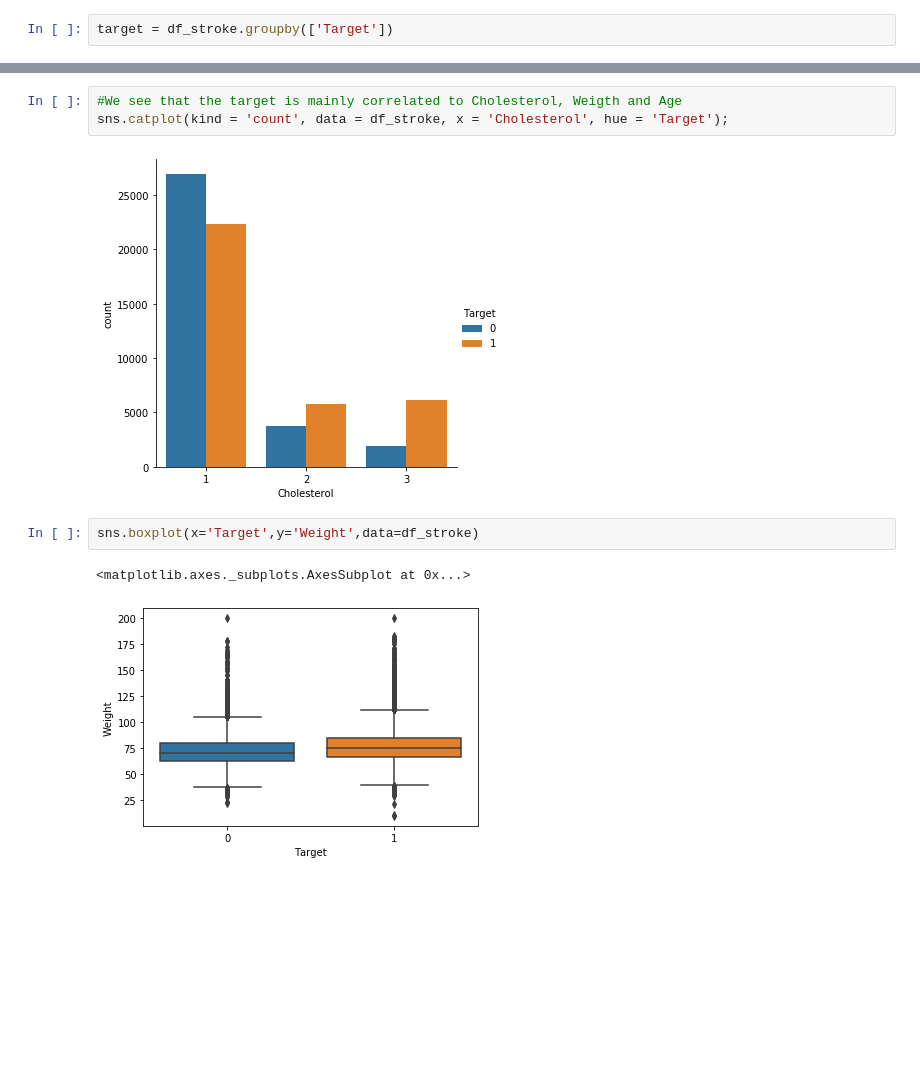
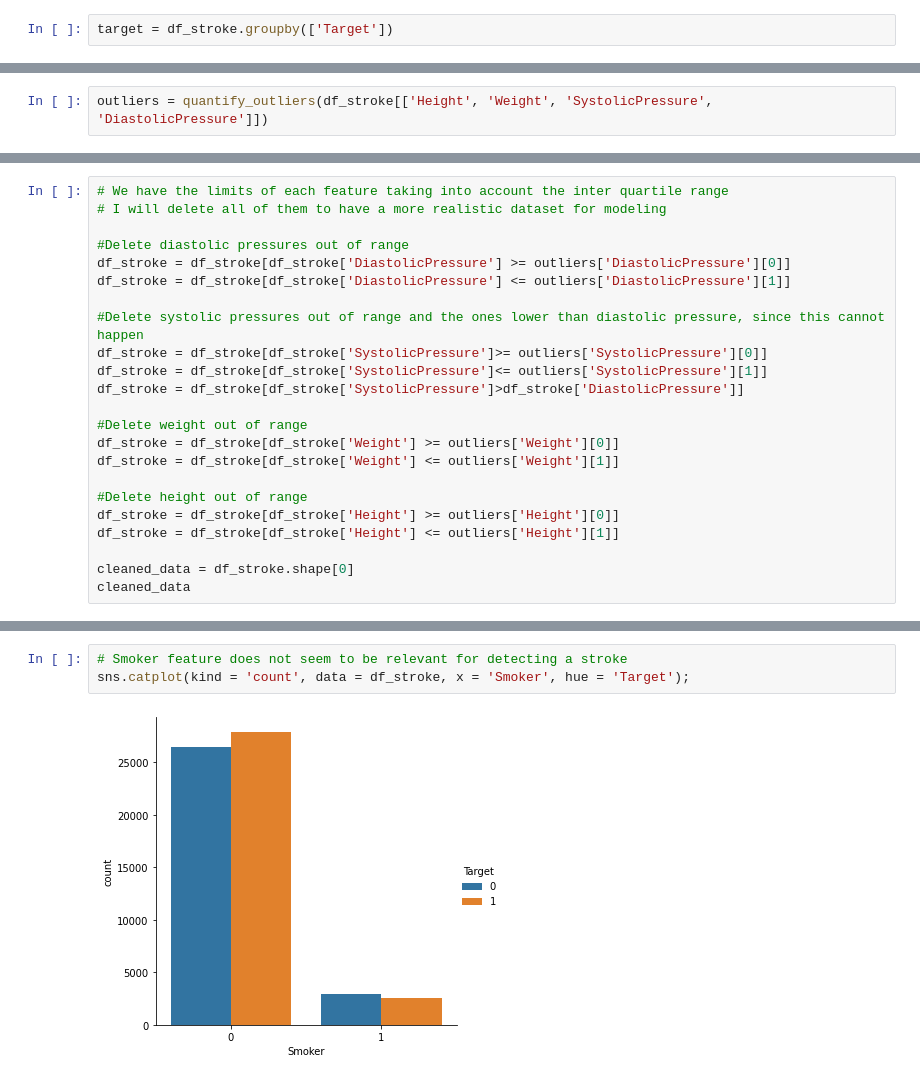
Before and after one commit to carcrupe/TFM, a Jupyter notebook: stroke_exploring_data.ipynb, the cells around one changed output, grey strips where cells are left out. Drawn from its saved outputs; the diff is of its cells as text; blank space fills up the shorter version.

Commit message:
added some exploratory analysis and outlier handling

```diff
--- a/stroke_exploring_data.ipynb
+++ b/stroke_exploring_data.ipynb
@@ -87,0 +201,2 @@ target.mean()
+# %%
+outliers = quantify_outliers(df_stroke[['Height', 'Weight', 'SystolicPressure', 'DiastolicPressure']])
@@ -87,0 +214,23 @@ target.mean()
+# %%
+# We have the limits of each feature taking into account the inter quartile range
+# I will delete all of them to have a more realistic dataset for modeling
+
+#Delete diastolic pressures out of range
+df_stroke = df_stroke[df_stroke['DiastolicPressure'] >= outliers['DiastolicPressure'][0]]
+df_stroke = df_stroke[df_stroke['DiastolicPressure'] <= outliers['DiastolicPressure'][1]]
+
+#Delete systolic pressures out of range and the ones lower than diastolic pressure, since this cannot happen
+df_stroke = df_stroke[df_stroke['SystolicPressure']>= outliers['SystolicPressure'][0]]
+df_stroke = df_stroke[df_stroke['SystolicPressure']<= outliers['SystolicPressure'][1]]
+df_stroke = df_stroke[df_stroke['SystolicPressure']>df_stroke['DiastolicPressure']]
+
+#Delete weight out of range
+df_stroke = df_stroke[df_stroke['Weight'] >= outliers['Weight'][0]]
+df_stroke = df_stroke[df_stroke['Weight'] <= outliers['Weight'][1]]
+
+#Delete height out of range
+df_stroke = df_stroke[df_stroke['Height'] >= outliers['Height'][0]]
+df_stroke = df_stroke[df_stroke['Height'] <= outliers['Height'][1]]
+
+cleaned_data = df_stroke.shape[0]
+cleaned_data
@@ -93,10 +271,5 @@ sns.heatmap(df_stroke.corr(), cmap='coolwarm', center=0,vmin=-1, vmax=1)
 # %%
-#We see that the target is mainly correlated to Cholesterol, Weigth and Age
-sns.catplot(kind = 'count', data = df_stroke, x = 'Cholesterol', hue = 'Target');
+# Smoker feature does not seem to be relevant for detecting a stroke
+sns.catplot(kind = 'count', data = df_stroke, x = 'Smoker', hue = 'Target');
 # %% [output]
-[figure, old version]
+[figure, new version]
-# %%
-sns.boxplot(x='Target',y='Weight',data=df_stroke)
-# %% [output]
-<matplotlib.axes._subplots.AxesSubplot at 0x...>
-[figure, removed]
```
Also changed, not shown: parts of 37 cells of this notebook, 2 other files.
